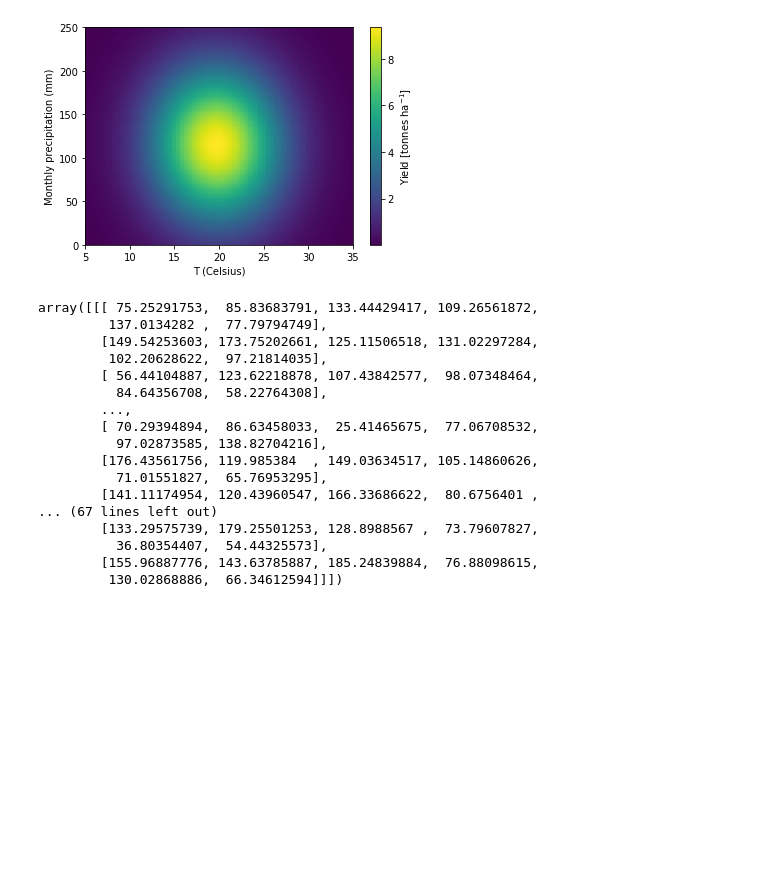
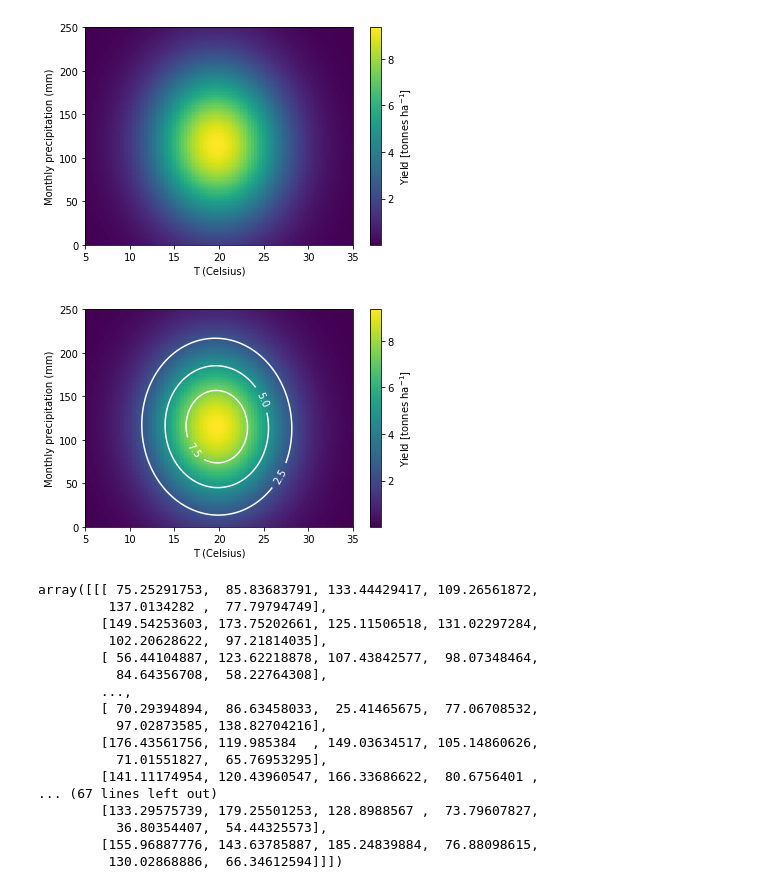
Before and after one commit to AnisaAubin/facynation, a Jupyter notebook: 6_Warming_impact.ipynb, the cells around one changed output. Drawn from its saved outputs; the diff is of its cells as text; code cells hidden in the pictures; blank space fills up the shorter version.

```diff
--- a/6_Warming_impact.ipynb
+++ b/6_Warming_impact.ipynb
@@ -820,6 +877,61 @@ plt.savefig('./figs/2d_2.pdf')
 plt.savefig('./figs/2d_2.png')
 # %% [output]
 [figure]
+# %%
+fig, ax = plt.subplots()
+
+t1, t2 = 5., 35.
+p1, p2 = 0., 250.
+x = np.linspace(t1,t2,100.)
+y = np.linspace(p1,p2,100.)
+X,Y = meshgrid(x, y) # grid of point
+def yield_equal2(temp, precip, mu_t, sigma_t, mu_p, sigma_p, rho, norm):
+    """Take six months of T and P and return yield for given params.
+
+    This should be identical to the function in the STAN model
+    """
+    temp_6m = np.full(6, temp)
+    precip_6m = np.full(6, precip)
+    if len(norm) == 1:
+        norm = norm * np.ones(6)
+    dy = np.zeros(6)
+    for month in np.arange(6):
+        dy[month] = norm[month]*np.exp(-(1/(2 - 2*rho**2)) *( np.square((temp_6m[month]    - mu_t)/sigma_t)
+                                                           + np.square((precip_6m[month] - mu_p)/sigma_p)
+                                                           - (2*rho*(temp_6m[month]    - mu_t)
+                                                                   *(precip_6m[month] - mu_p)
+                                                             )
+                                                              /(sigma_t*sigma_p)
+                                                           )
+                                      )
+    return np.sum(dy)
+def z_func(X,Y):
+    return yield_equal2(X, Y, 19.74, 5.17, 115.12, 62.57, -0.02, [1.56])
+z_func = np.vectorize(z_func)
+#Lets use the median
+
+Z = z_func(X, Y) # evaluation of the function on the grid
+
+im = ax.imshow(np.flip(Z, axis=0),cmap="viridis", extent=[t1,t2,p1,p2], aspect="auto") # drawing the function
+# adding the Contour lines with labels
+#cset = contour(Z,arange(-1,1.5,0.2),linewidths=2,cmap=cm.Set2)
+#clabel(cset,inline=True,fmt='%1.1f',fontsize=10)
+
+cbar = fig.colorbar(im) # adding the colobar on the right
+cbar.set_label('Yield [tonnes ha$^{-1}$]')
+# latex fashion title
+#title('$z=(1-x^2+y^3) e^{-(x^2+y^2)/2}$')
+
+ax.set_xlabel('T (Celsius)')
+ax.set_ylabel('Monthly precipitation (mm)')
+
+CS = ax.contour(X, Y, Z, 3, colors='w')
+ax.clabel(CS, inline=1, fmt='%1.1f', fontsize=10)
+
+plt.savefig('./figs/2d_2_contour.pdf')
+plt.savefig('./figs/2d_2_contour.png')
+# %% [output]
+[figure, added]
 # %%
 data2['d_precip']
 # %% [output]
```
Also changed, not shown: parts of 17 cells of this notebook, 2 other files.
